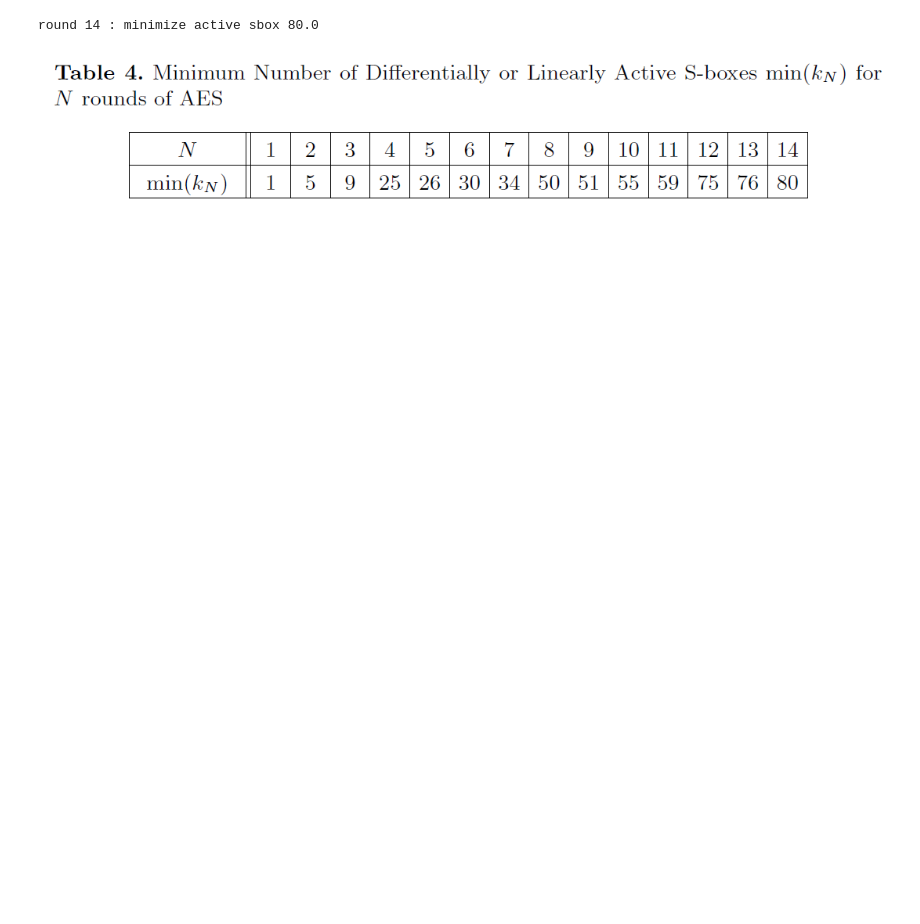
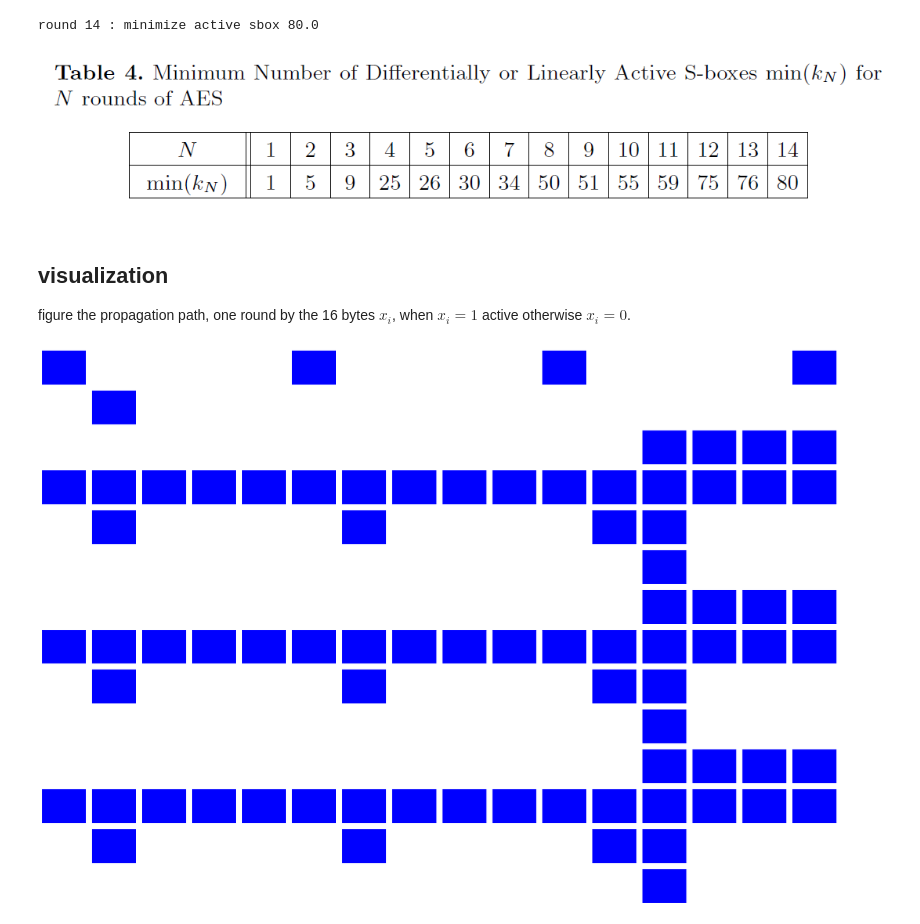
Before and after one commit to jiahaoxiang2000/MILP, a Jupyter notebook: active_sbox.ipynb, the cells around one changed output. Cells and saved outputs as stored; diff of their text form; code cells hidden in the pictures; blank space fills up the shorter version.

Commit message:
figure the sbox propagation path

```diff
--- a/active_sbox.ipynb
+++ b/active_sbox.ipynb
@@ -104,3 +104,42 @@ print(f"round {rounds +1} : minimize active sbox {m.objVal}")
 round 14 : minimize active sbox 80.0
 # %% [markdown]
 ![image.png](attachment:image.png)
+# %% [markdown]
+## visualization
+
+figure the propagation path, one round by the 16 bytes $x_i$, when $x_i=1$ active otherwise $x_i=0$.
+# %%
+# Get the values of the variables
+x_values = [x[i].X for i in range((rounds+1)*16)]
+# figure the active sbox, the one round is 16 items on x_values for one group, item 1 is active else is inactive, so highlight the active sbox, the inactive sbox is not highlighted
+# %%
+import matplotlib.pyplot as plt
+import numpy as np
+
+# Assume x_values is your list of items for multiple rounds
+# x_values = [1 if i % 2 == 0 else 0 for i in range(32)]  # replace this with your actual values
+
+
+# Determine the number of rounds
+rounds = len(x_values) // 16
+
+# Create a figure and a set of subplots
+fig, axs = plt.subplots(rounds, 16, figsize=(20, 1*rounds))
+
+# Loop over the rounds and bytes and create a subplot for each
+for r in range(rounds):
+    for i in range(16):
+        # Plot the active byte as a highlighted box and the inactive bytes as non-highlighted
+        axs[r, i].set_facecolor('blue' if x_values[r*16+i] == 1 else 'white')
+        axs[r, i].set_xticks([])
+        axs[r, i].set_yticks([])
+        axs[r, i].spines['top'].set_visible(False)
+        axs[r, i].spines['right'].set_visible(False)
+        axs[r, i].spines['bottom'].set_visible(False)
+        axs[r, i].spines['left'].set_visible(False)
+
+# Display the figure
+plt.tight_layout()
+plt.show()
+# %% [output]
+[figure, added]
```
Also changed, not shown: parts of 1 cell of this notebook.
